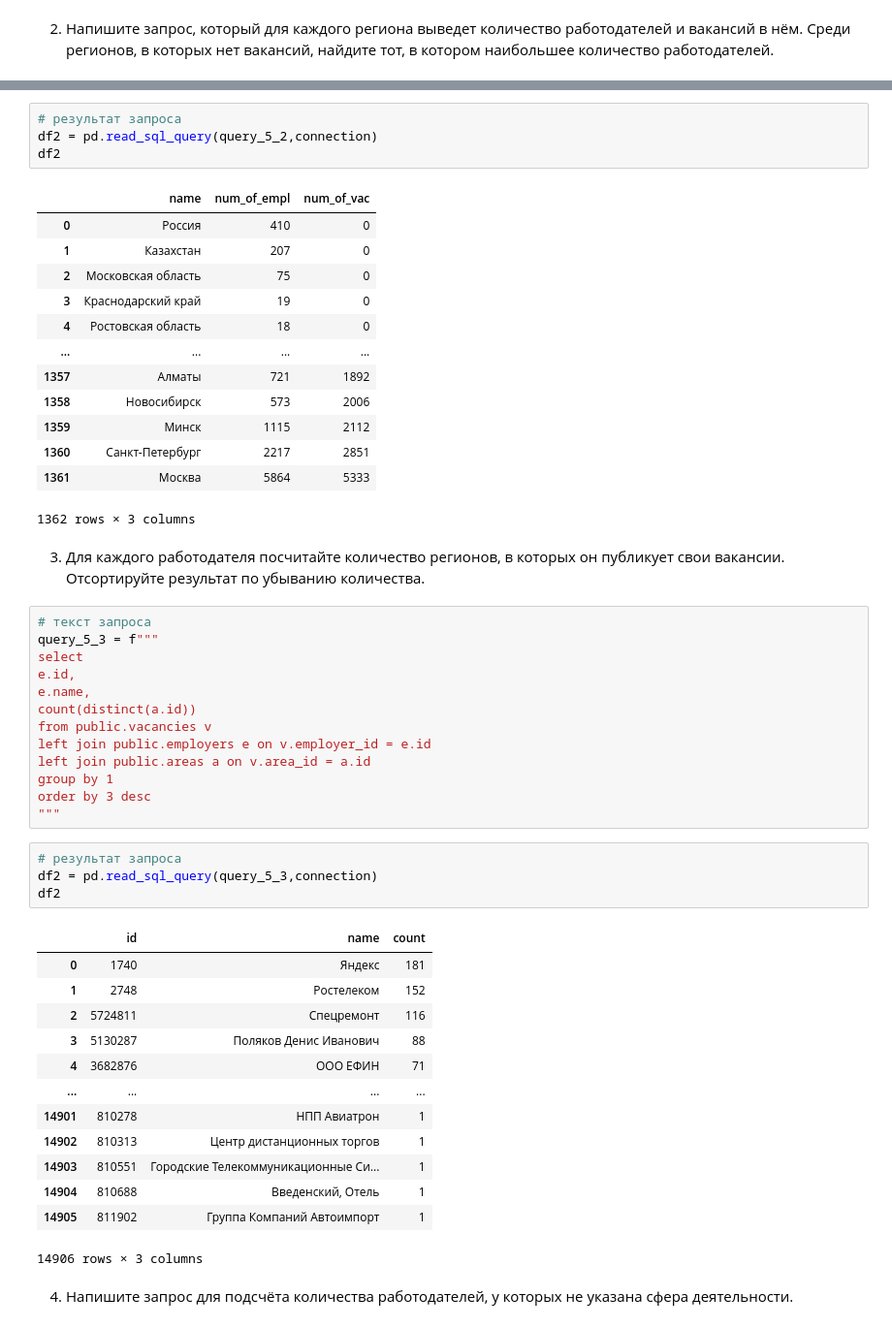
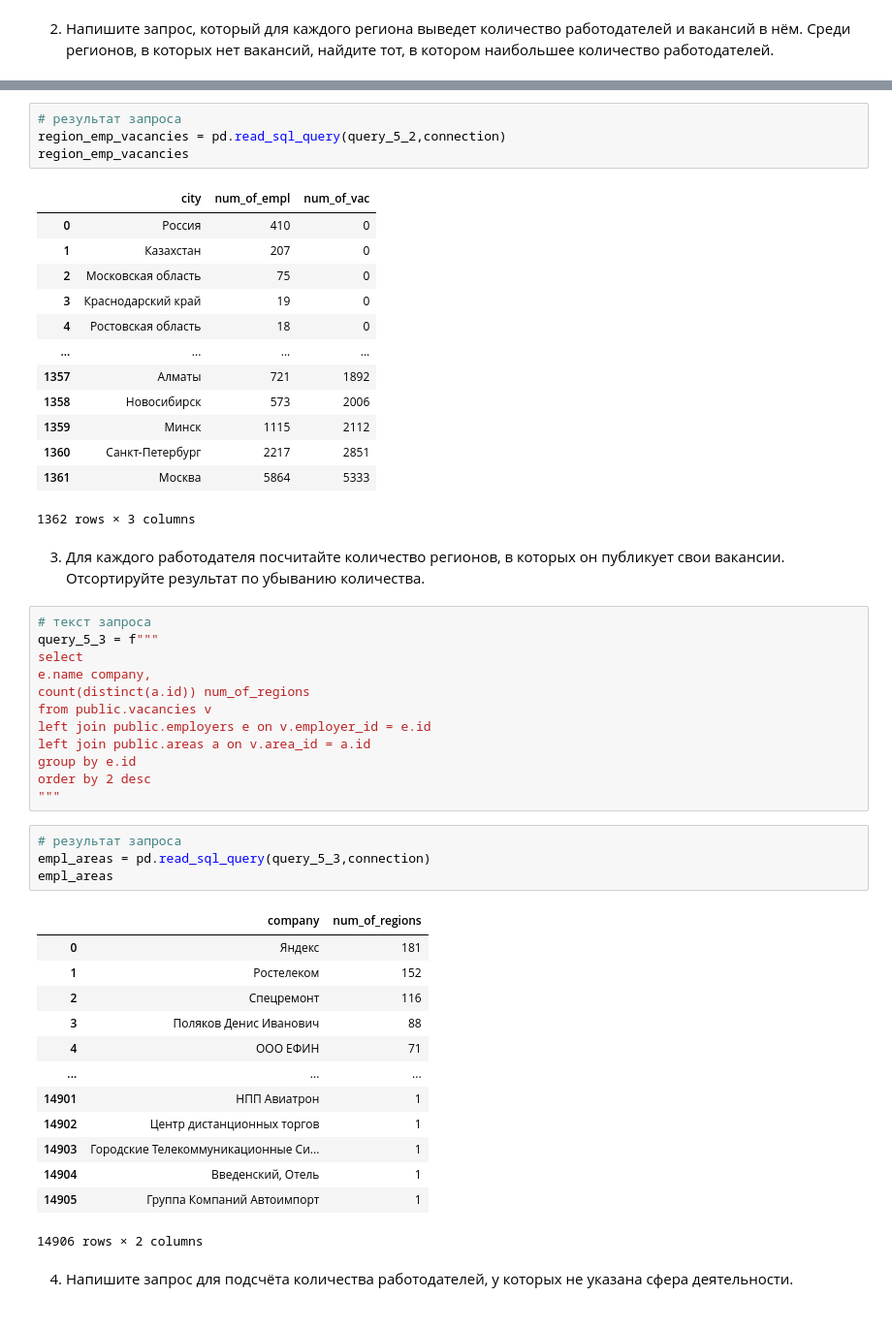
Before and after one commit to Zwuka/SkillFactory_project2, a Jupyter notebook: Project_2_Ноутбук_шаблон.ipynb, the cells around one changed output, grey strips where cells are left out. Shown at 97% size. Cells and saved outputs as stored; diff of their text form.

```diff
--- a/Project_2_Ноутбук_шаблон.ipynb
+++ b/Project_2_Ноутбук_шаблон.ipynb
@@ -322,10 +326,10 @@ order by 3,2 desc
 """
 # %%
 # результат запроса
-df2 = pd.read_sql_query(query_5_2,connection)
-df2
+region_emp_vacancies = pd.read_sql_query(query_5_2,connection)
+region_emp_vacancies
 # %% [output]
-|  | name | num_of_empl | num_of_vac |
+|  | city | num_of_empl | num_of_vac |
 | 0 | Россия | 410 | 0 |
 | 1 | Казахстан | 207 | 0 |
 | 2 | Московская область | 75 | 0 |
@@ -344,33 +348,32 @@ df2
 # текст запроса
 query_5_3 = f"""
 select
-e.id,
-e.name,
-count(distinct(a.id))
+e.name company,
+count(distinct(a.id)) num_of_regions
 from public.vacancies v
 left join public.employers e on v.employer_id = e.id
 left join public.areas a on v.area_id = a.id
-group by 1
-order by 3 desc
+group by e.id
+order by 2 desc
 """
 # %%
 # результат запроса
-df2 = pd.read_sql_query(query_5_3,connection)
-df2
+empl_areas = pd.read_sql_query(query_5_3,connection)
+empl_areas
 # %% [output]
-|  | id | name | count |
-| 0 | 1740 | Яндекс | 181 |
-| 1 | 2748 | Ростелеком | 152 |
-| 2 | 5724811 | Спецремонт | 116 |
-| 3 | 5130287 | Поляков Денис Иванович | 88 |
-| 4 | 3682876 | ООО ЕФИН | 71 |
-| ... | ... | ... | ... |
-| 14901 | 810278 | НПП Авиатрон | 1 |
-| 14902 | 810313 | Центр дистанционных торгов | 1 |
-| 14903 | 810551 | Городские Телекоммуникационные Си... | 1 |
-| 14904 | 810688 | Введенский, Отель | 1 |
-| 14905 | 811902 | Группа Компаний Автоимпорт | 1 |
+|  | company | num_of_regions |
+| 0 | Яндекс | 181 |
+| 1 | Ростелеком | 152 |
+| 2 | Спецремонт | 116 |
+| 3 | Поляков Денис Иванович | 88 |
+| 4 | ООО ЕФИН | 71 |
+| ... | ... | ... |
+| 14901 | НПП Авиатрон | 1 |
+| 14902 | Центр дистанционных торгов | 1 |
+| 14903 | Городские Телекоммуникационные Си... | 1 |
+| 14904 | Введенский, Отель | 1 |
+| 14905 | Группа Компаний Автоимпорт | 1 |
-14906 rows × 3 columns
+14906 rows × 2 columns
 # %% [markdown]
 4. Напишите запрос для подсчёта количества работодателей, у которых не указана сфера деятельности.
 # %%
```
Also changed, not shown: parts of 31 cells of this notebook.
